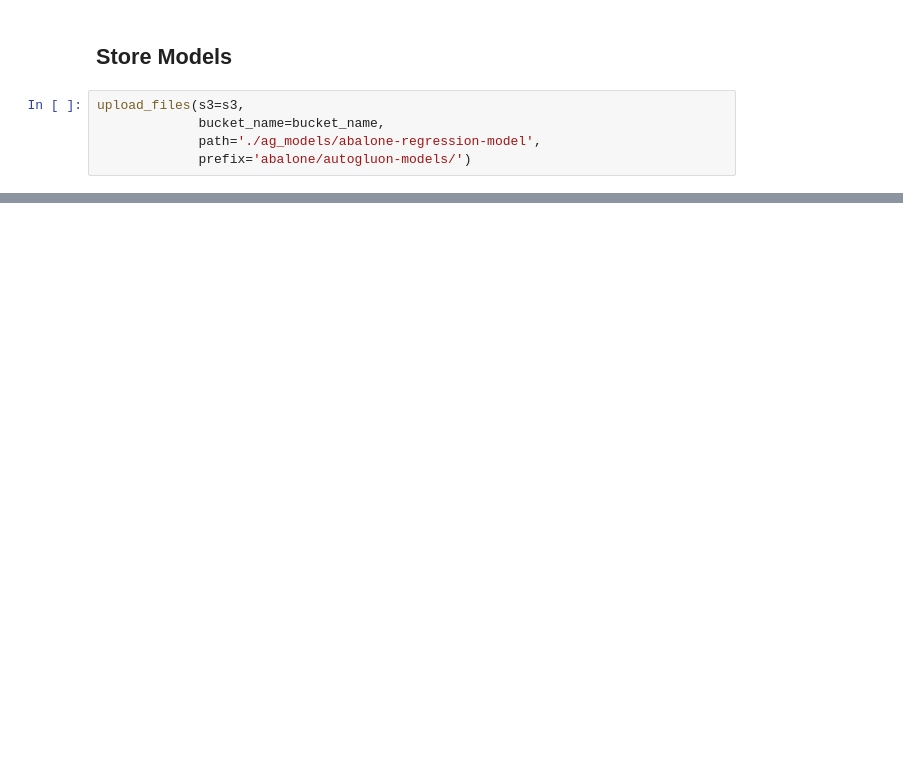
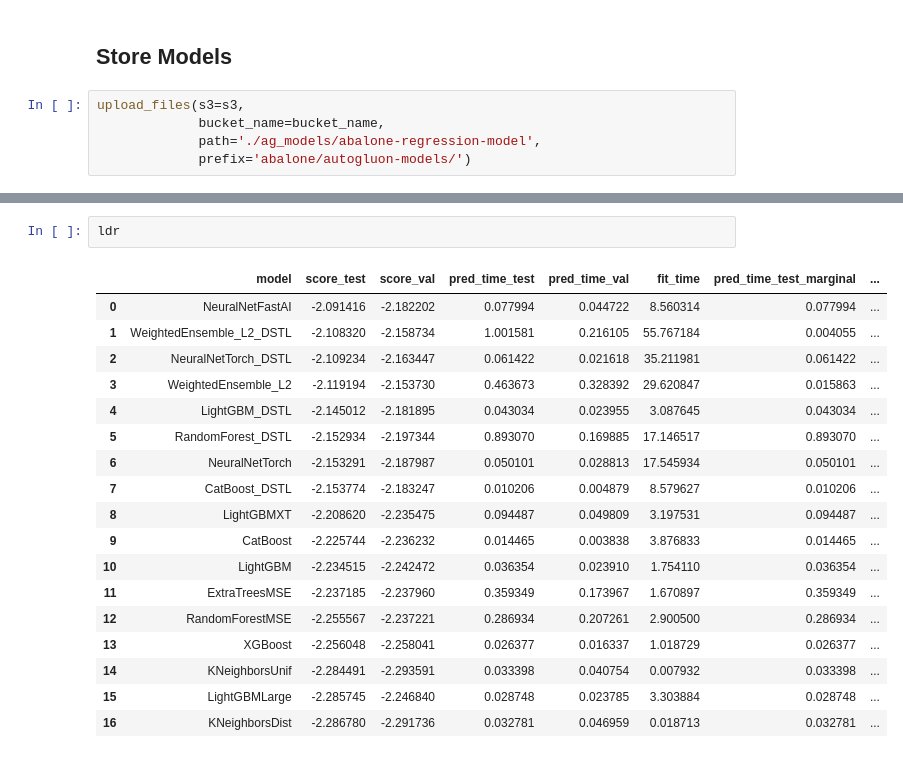
Before and after one commit to van-william/abalone-regression, a Jupyter notebook: abalone-single_notebook.ipynb, the cells around one changed output, grey strips where cells are left out. Cells and saved outputs as stored; diff of their text form; blank space fills up the shorter version.

```diff
--- a/abalone-single_notebook.ipynb
+++ b/abalone-single_notebook.ipynb
@@ -239,0 +299,21 @@ upload_files(s3=s3,
+# %%
+ldr
+# %% [output]
+|  | model | score_test | score_val | pred_time_test | pred_time_val | fit_time | pred_time_test_marginal | ... |
+| 0 | NeuralNetFastAI | -2.091416 | -2.182202 | 0.077994 | 0.044722 | 8.560314 | 0.077994 | ... |
+| 1 | WeightedEnsemble_L2_DSTL | -2.108320 | -2.158734 | 1.001581 | 0.216105 | 55.767184 | 0.004055 | ... |
+| 2 | NeuralNetTorch_DSTL | -2.109234 | -2.163447 | 0.061422 | 0.021618 | 35.211981 | 0.061422 | ... |
+| 3 | WeightedEnsemble_L2 | -2.119194 | -2.153730 | 0.463673 | 0.328392 | 29.620847 | 0.015863 | ... |
+| 4 | LightGBM_DSTL | -2.145012 | -2.181895 | 0.043034 | 0.023955 | 3.087645 | 0.043034 | ... |
+| 5 | RandomForest_DSTL | -2.152934 | -2.197344 | 0.893070 | 0.169885 | 17.146517 | 0.893070 | ... |
+| 6 | NeuralNetTorch | -2.153291 | -2.187987 | 0.050101 | 0.028813 | 17.545934 | 0.050101 | ... |
+| 7 | CatBoost_DSTL | -2.153774 | -2.183247 | 0.010206 | 0.004879 | 8.579627 | 0.010206 | ... |
+| 8 | LightGBMXT | -2.208620 | -2.235475 | 0.094487 | 0.049809 | 3.197531 | 0.094487 | ... |
+| 9 | CatBoost | -2.225744 | -2.236232 | 0.014465 | 0.003838 | 3.876833 | 0.014465 | ... |
+| 10 | LightGBM | -2.234515 | -2.242472 | 0.036354 | 0.023910 | 1.754110 | 0.036354 | ... |
+| 11 | ExtraTreesMSE | -2.237185 | -2.237960 | 0.359349 | 0.173967 | 1.670897 | 0.359349 | ... |
+| 12 | RandomForestMSE | -2.255567 | -2.237221 | 0.286934 | 0.207261 | 2.900500 | 0.286934 | ... |
+| 13 | XGBoost | -2.256048 | -2.258041 | 0.026377 | 0.016337 | 1.018729 | 0.026377 | ... |
+| 14 | KNeighborsUnif | -2.284491 | -2.293591 | 0.033398 | 0.040754 | 0.007932 | 0.033398 | ... |
+| 15 | LightGBMLarge | -2.285745 | -2.246840 | 0.028748 | 0.023785 | 3.303884 | 0.028748 | ... |
+| 16 | KNeighborsDist | -2.286780 | -2.291736 | 0.032781 | 0.046959 | 0.018713 | 0.032781 | ... |
```
Also changed, not shown: parts of 27 cells of this notebook, 1 other file.
